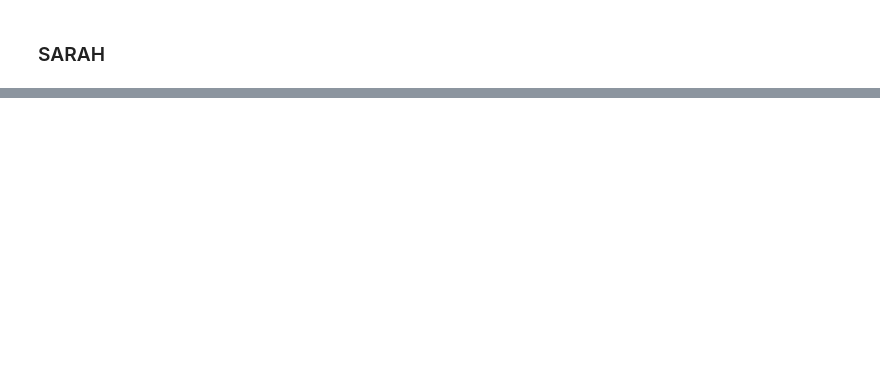
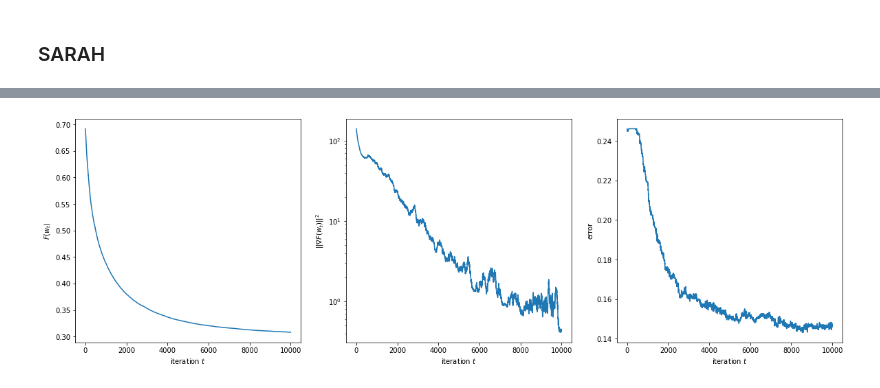
Before and after one commit to zeligism/PrecondUpdate, a Jupyter notebook: Scaled_VR_Methods.ipynb, the cells around one changed output, grey strips where cells are left out. Drawn from its saved outputs; the diff is of its cells as text; code cells hidden in the pictures; blank space fills up the shorter version.

```diff
--- a/Scaled_VR_Methods.ipynb
+++ b/Scaled_VR_Methods.ipynb
@@ -467,0 +554,6 @@ Wall time: 18 s
+# %%
+%%time
+print("Run SGD-Hessian with hessian of full dataset")
+_, data = SGD_Hessian(X_bad,y,BS=10,gamma=2e-4,full_hessian=True)
+plot_data(data)
+# %% [output]
@@ -467,0 +563 @@ Wall time: 18 s
+[figure, added]
```
Also changed, not shown: parts of 42 cells of this notebook.
